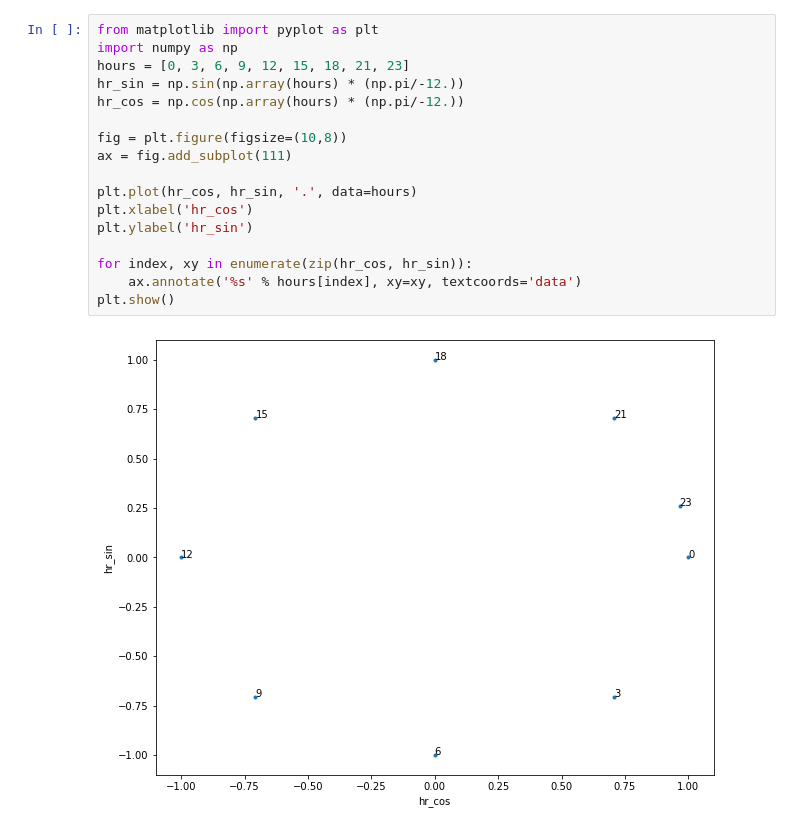
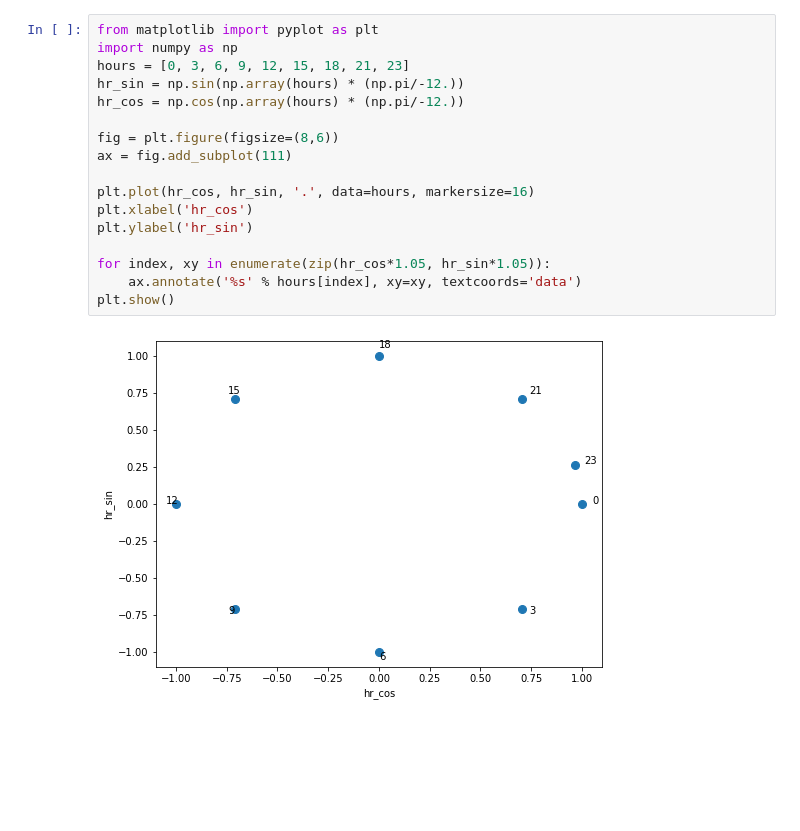
Before and after one commit to Krismix1/data-science-mandatory-2, a Jupyter notebook: cyclical-data.ipynb, the cells around one changed output. Cells and saved outputs as stored; diff of their text form; blank space fills up the shorter version.

```diff
--- a/cyclical-data.ipynb
+++ b/cyclical-data.ipynb
@@ -1,19 +1,19 @@
 # %%
 from matplotlib import pyplot as plt
 import numpy as np
 hours = [0, 3, 6, 9, 12, 15, 18, 21, 23]
 hr_sin = np.sin(np.array(hours) * (np.pi/-12.))
 hr_cos = np.cos(np.array(hours) * (np.pi/-12.))
 
-fig = plt.figure(figsize=(10,8))
+fig = plt.figure(figsize=(8,6))
 ax = fig.add_subplot(111)
 
-plt.plot(hr_cos, hr_sin, '.', data=hours)
+plt.plot(hr_cos, hr_sin, '.', data=hours, markersize=16)
 plt.xlabel('hr_cos')
 plt.ylabel('hr_sin')
 
-for index, xy in enumerate(zip(hr_cos, hr_sin)):
+for index, xy in enumerate(zip(hr_cos*1.05, hr_sin*1.05)):
     ax.annotate('%s' % hours[index], xy=xy, textcoords='data')
 plt.show()
 # %% [output]
-[figure, old version]
+[figure, new version]
```
Also changed, not shown: 1 other file.
